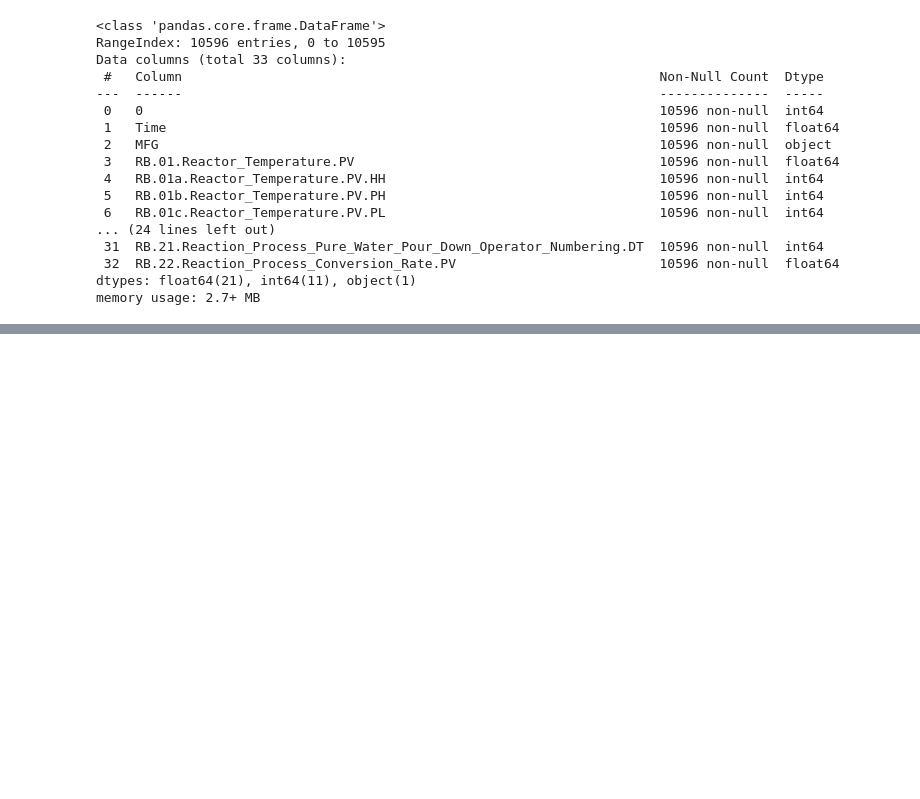
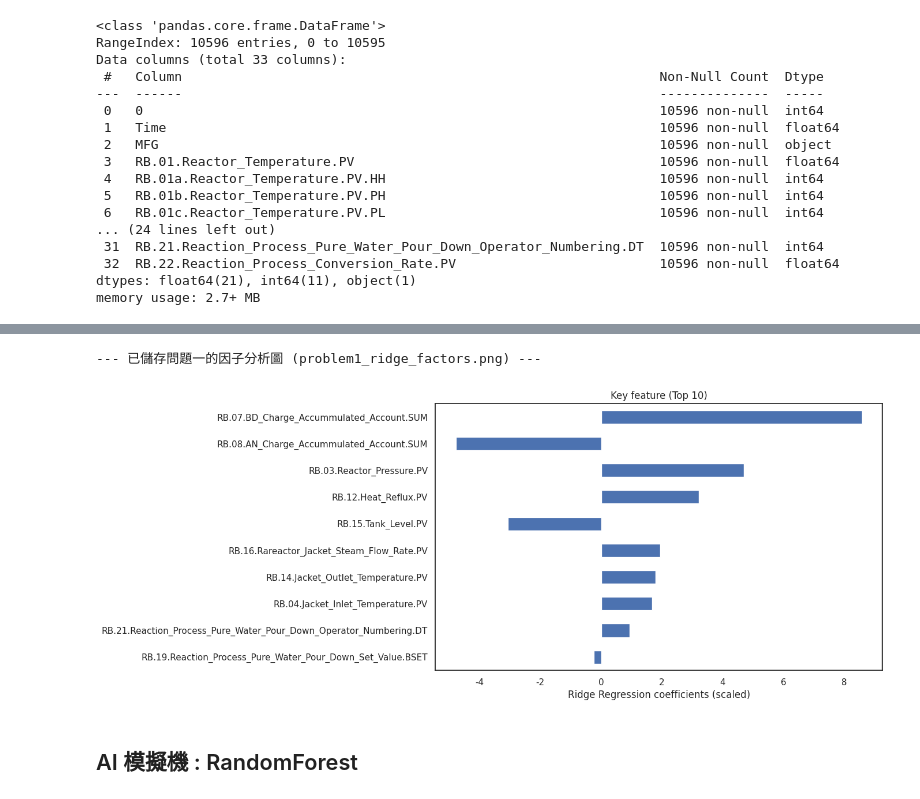
Before and after one commit to jay900411/DataAnalysis, a Jupyter notebook: 化工廠反應器溫度真實問題實作.ipynb, the cells around one changed output, grey strips where cells are left out. Cells and saved outputs as stored; diff of their text form; code cells hidden in the pictures; blank space fills up the shorter version.

```diff
--- a/化工廠反應器溫度真實問題實作.ipynb
+++ b/化工廠反應器溫度真實問題實作.ipynb
@@ -411,0 +227,24 @@ results_df = results_df.append(results_df_2, ignore_index=True)
+# %%
+from sklearn.linear_model import Ridge
+
+# 訓練 Ridge 模型
+model_ridge = Ridge(alpha=100, solver='cholesky', tol=0.0001, random_state=1)
+model_ridge.fit(X_train_temp_scaled, y_train_temp)
+
+print("--- Ridge 溫度模型 訓練完成 ---")
+print("--- 溫度模型評估 (Test Set) ---")
+ridge_test_pred = model_ridge.predict(X_test_temp_scaled)
+print_evaluate(y_test_temp, ridge_test_pred)
+
+# (來自 Cell 19) - 分析關鍵因子
+ridge_coef = pd.DataFrame(
+    data=model_ridge.coef_,
+    index=X_temp.columns,
+    columns=['Coefficient']
+)
+
+print('\n--- 關鍵因子分析 (Ridge 係數) ---')
+# 按照係數的「絕對值」大小排序
+ridge_coef_sorted = ridge_coef.reindex(ridge_coef.abs().sort_values(by='Coefficient', ascending=False).index)
+
+print(ridge_coef_sorted.to_markdown(floatfmt=".4f"))
@@ -411,0 +269,14 @@ results_df = results_df.append(results_df_2, ignore_index=True)
+# %%
+# 繪製因子重要性圖
+plt.figure(figsize=(10, 6))
+ridge_coef_sorted.head(10)['Coefficient'].plot(kind='barh')
+plt.gca().invert_yaxis()
+plt.title("Key feature (Top 10)")
+plt.xlabel("Ridge Regression coefficients (scaled)")
+plt.savefig("problem1_ridge_factors.png", bbox_inches='tight')
+print("--- 已儲存問題一的因子分析圖 (problem1_ridge_factors.png) ---")
+# %% [output]
+--- 已儲存問題一的因子分析圖 (problem1_ridge_factors.png) ---
+[figure, added]
+# %% [markdown]
+## AI 模擬機 : RandomForest
```
Also changed, not shown: parts of 43 cells of this notebook.
